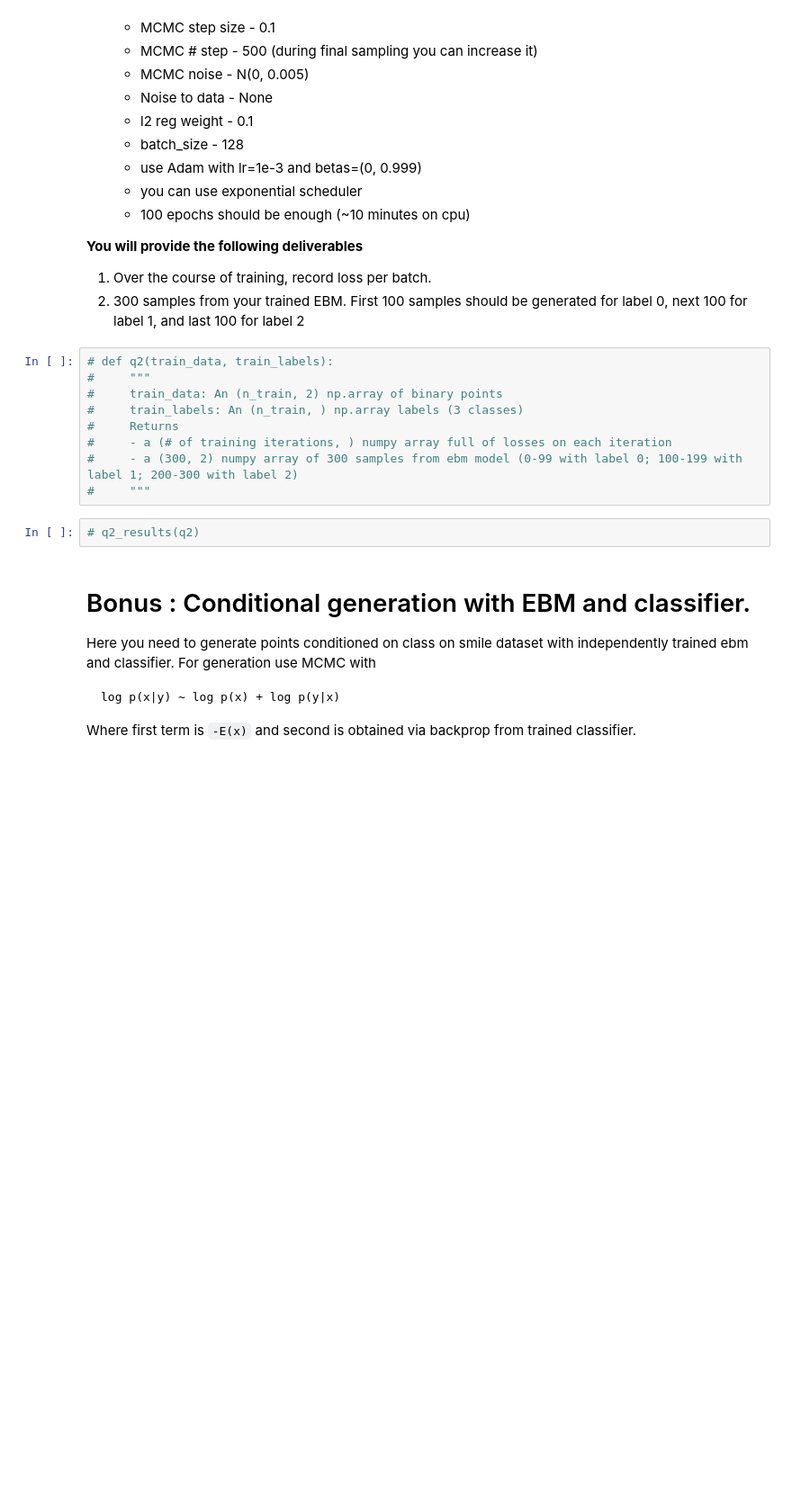
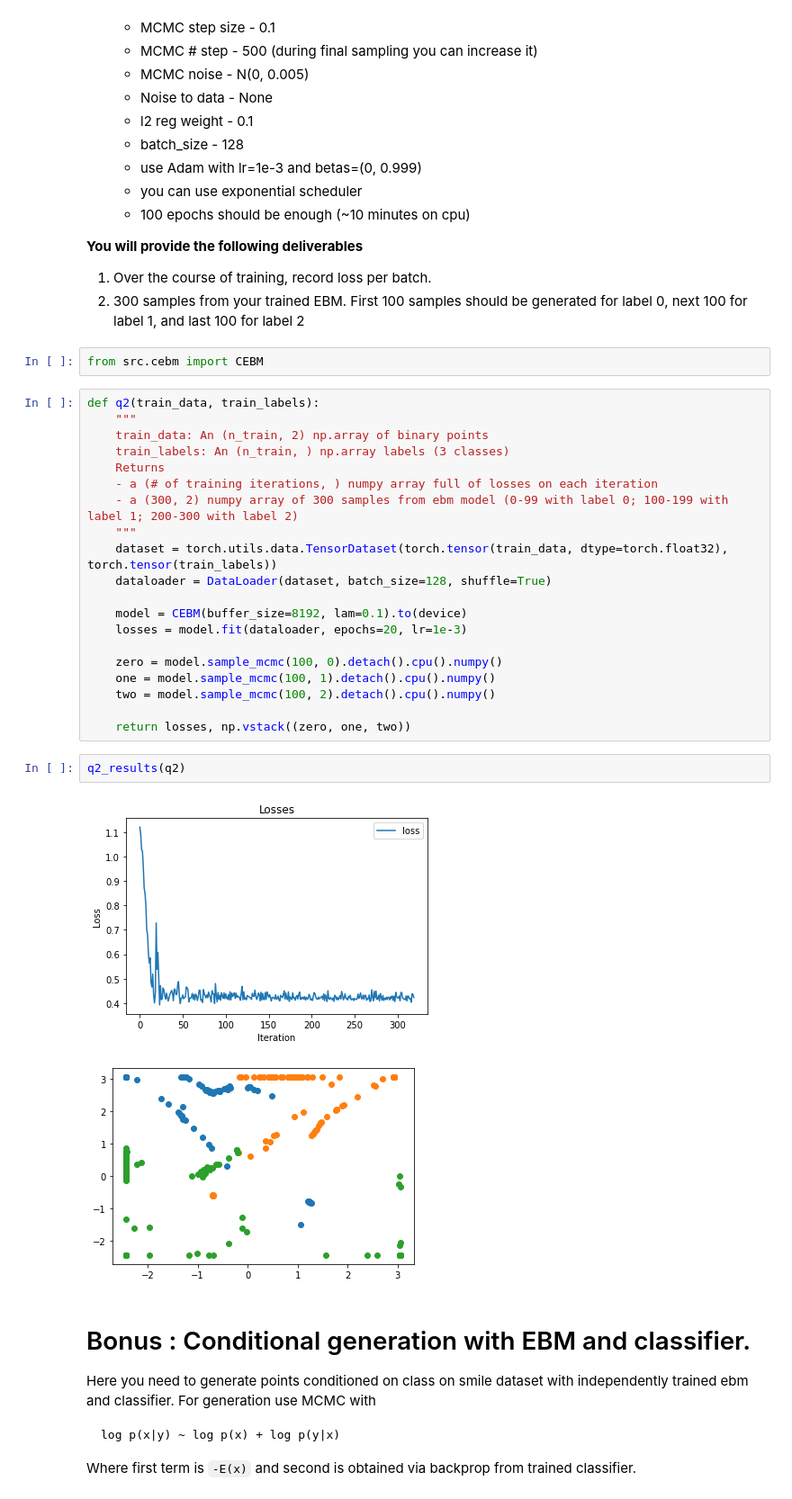
Before and after one commit to Stasiche/dul_2021, a Jupyter notebook: Homework9_ebm.ipynb, the cells around one changed output. Shown: that part at 90% size. Drawn from its saved outputs; the diff is of its cells as text; blank space fills up the shorter version.

```diff
--- a/Homework9_ebm.ipynb
+++ b/Homework9_ebm.ipynb
@@ -131,17 +131,33 @@ Second term corresponds to normal classification loss and we will optimize it wi
 
 1.   Over the course of training, record loss per batch.
 3. 300 samples from your trained EBM. First 100 samples should be generated for label 0, next 100 for label 1, and last 100 for label 2
+# %%
+from src.cebm import CEBM
 # %%
-# def q2(train_data, train_labels):
-#     """
-#     train_data: An (n_train, 2) np.array of binary points
-#     train_labels: An (n_train, ) np.array labels (3 classes)
-#     Returns
-#     - a (# of training iterations, ) numpy array full of losses on each iteration
-#     - a (300, 2) numpy array of 300 samples from ebm model (0-99 with label 0; 100-199 with label 1; 200-300 with label 2)
-#     """
+def q2(train_data, train_labels):
+    """
+    train_data: An (n_train, 2) np.array of binary points
+    train_labels: An (n_train, ) np.array labels (3 classes)
+    Returns
+    - a (# of training iterations, ) numpy array full of losses on each iteration
+    - a (300, 2) numpy array of 300 samples from ebm model (0-99 with label 0; 100-199 with label 1; 200-300 with label 2)
+    """
+    dataset = torch.utils.data.TensorDataset(torch.tensor(train_data, dtype=torch.float32), torch.tensor(train_labels))
+    dataloader = DataLoader(dataset, batch_size=128, shuffle=True)
+
+    model = CEBM(buffer_size=8192, lam=0.1).to(device)
+    losses = model.fit(dataloader, epochs=20, lr=1e-3)
+
+    zero = model.sample_mcmc(100, 0).detach().cpu().numpy()
+    one = model.sample_mcmc(100, 1).detach().cpu().numpy()
+    two = model.sample_mcmc(100, 2).detach().cpu().numpy()
+
+    return losses, np.vstack((zero, one, two))
-# %%
-# q2_results(q2)
+# %%
+q2_results(q2)
+# %% [output]
+[figure, added]
+[figure, added]
 # %% [markdown]
 # Bonus : Conditional generation with EBM and classifier.
 
```
Also changed, not shown: parts of 2 cells of this notebook, 2 other files.
